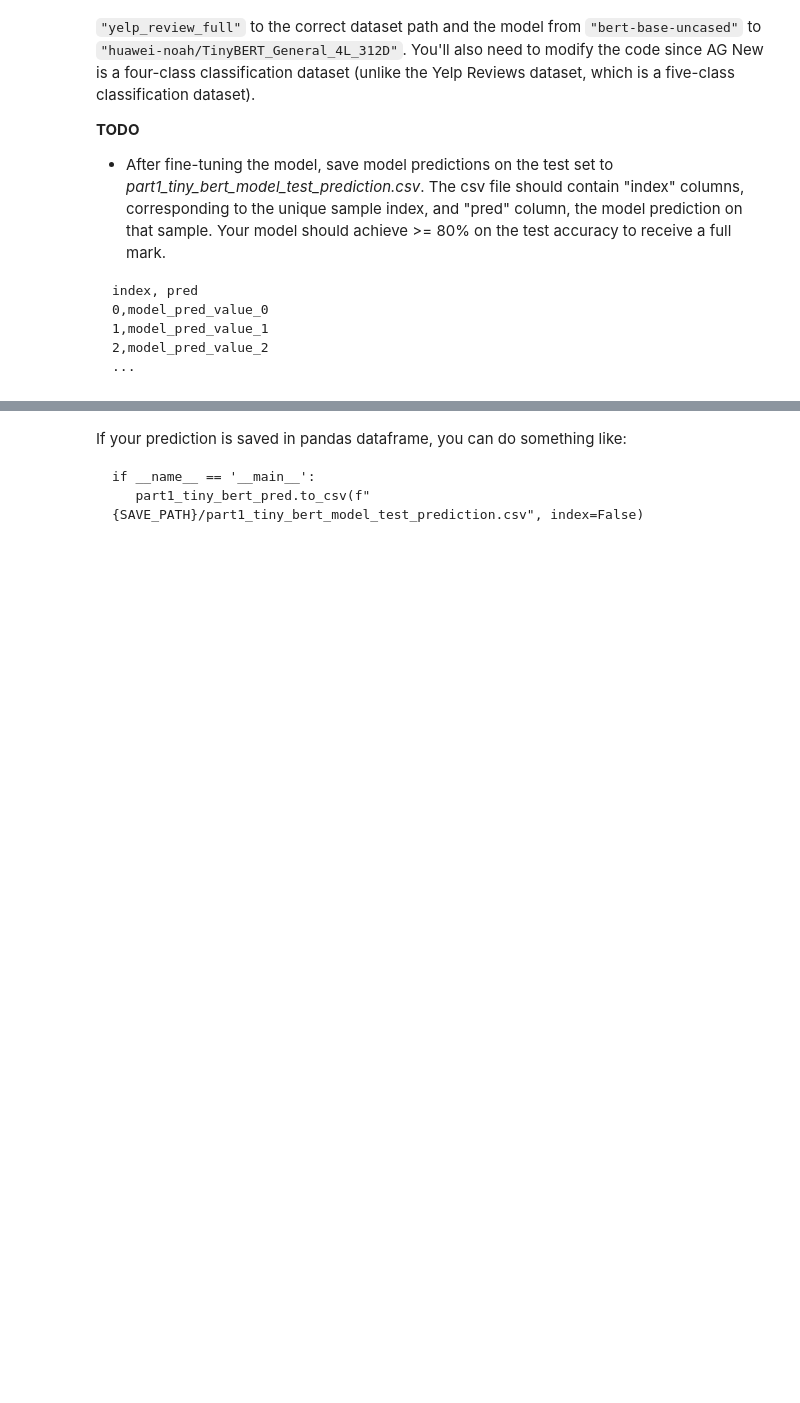
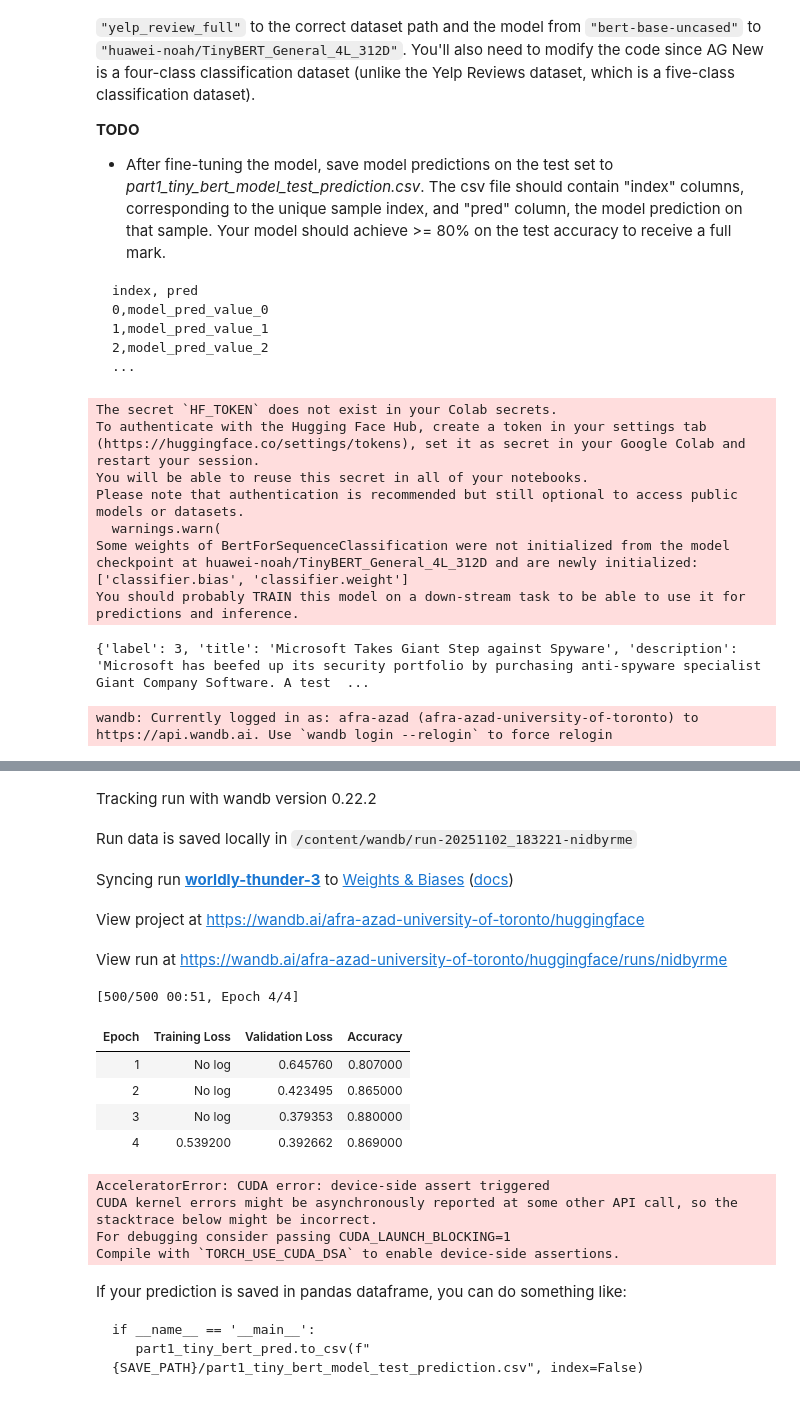
Before and after one commit to AfraAd/CSC413-Homeworks, a Jupyter notebook: Fall25_Hw8_transformer_part1.ipynb, the cells around one changed output, grey strips where cells are left out. Saved outputs shown, nothing was run; the diff lists cells and outputs as text; code cells hidden in the pictures; blank space fills up the shorter version.

````diff
--- a/Fall25_Hw8_transformer_part1.ipynb
+++ b/Fall25_Hw8_transformer_part1.ipynb
@@ -119,7 +121,7 @@ if __name__ == '__main__':
         warmup_ratio=0.1,
         load_best_model_at_end=True,
         metric_for_best_model="accuracy",
-        save_strategy = "epoch
+        save_strategy = "epoch"
     )
 
     # Trainer
@@ -142,3 +144,13 @@ if __name__ == '__main__':
         f"{SAVE_PATH}/part1_tiny_bert_model_test_prediction.csv", index=False
     )
 #########################################################################
+# %% [output]
+The secret `HF_TOKEN` does not exist in your Colab secrets.
+To authenticate with the Hugging Face Hub, create a token in your settings tab (https://huggingface.co/settings/tokens), set it as secret in your Google Colab and restart your session.
+You will be able to reuse this secret in all of your notebooks.
+Please note that authentication is recommended but still optional to access public models or datasets.
+  warnings.warn(
+Some weights of BertForSequenceClassification were not initialized from the model checkpoint at huawei-noah/TinyBERT_General_4L_312D and are newly initialized: ['classifier.bias', 'classifier.weight']
+You should probably TRAIN this model on a down-stream task to be able to use it for predictions and inference.
+{'label': 3, 'title': 'Microsoft Takes Giant Step against Spyware', 'description': 'Microsoft has beefed up its security portfolio by purchasing anti-spyware specialist Giant Company Software. A test  ...
+wandb: Currently logged in as: afra-azad (afra-azad-university-of-toronto) to https://api.wandb.ai. Use `wandb login --relogin` to force relogin
@@ -145,3 +158,18 @@ if __name__ == '__main__':
+Tracking run with wandb version 0.22.2
+Run data is saved locally in /content/wandb/run-20251102_183221-nidbyrme
+Syncing run worldly-thunder-3 to Weights & Biases (docs)
+View project at https://wandb.ai/afra-azad-university-of-toronto/huggingface
+View run at https://wandb.ai/afra-azad-university-of-toronto/huggingface/runs/nidbyrme
+[500/500 00:51, Epoch 4/4]
+| Epoch | Training Loss | Validation Loss | Accuracy |
+| 1 | No log | 0.645760 | 0.807000 |
+| 2 | No log | 0.423495 | 0.865000 |
+| 3 | No log | 0.379353 | 0.880000 |
+| 4 | 0.539200 | 0.392662 | 0.869000 |
+AcceleratorError: CUDA error: device-side assert triggered
+CUDA kernel errors might be asynchronously reported at some other API call, so the stacktrace below might be incorrect.
+For debugging consider passing CUDA_LAUNCH_BLOCKING=1
+Compile with `TORCH_USE_CUDA_DSA` to enable device-side assertions.
 # %% [markdown]
 If your prediction is saved in pandas dataframe, you can do something like:
 ```
````
Also changed, not shown: parts of 2 cells of this notebook.
